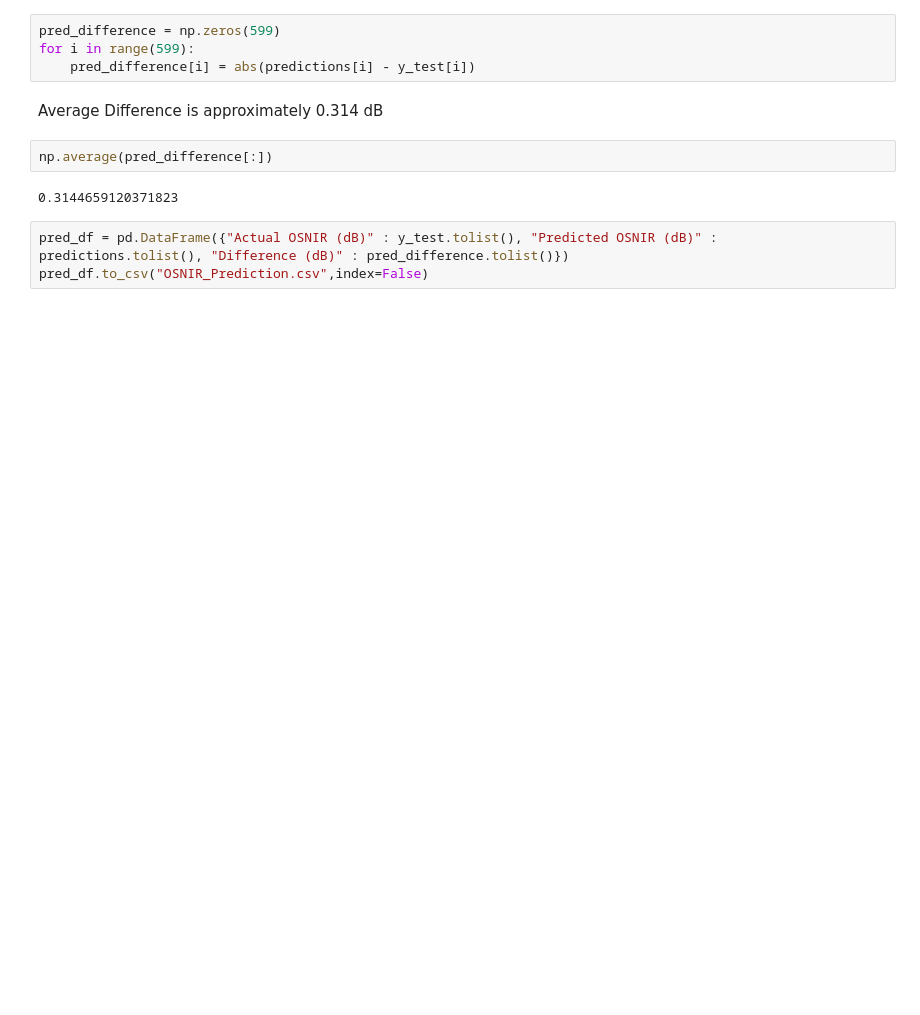
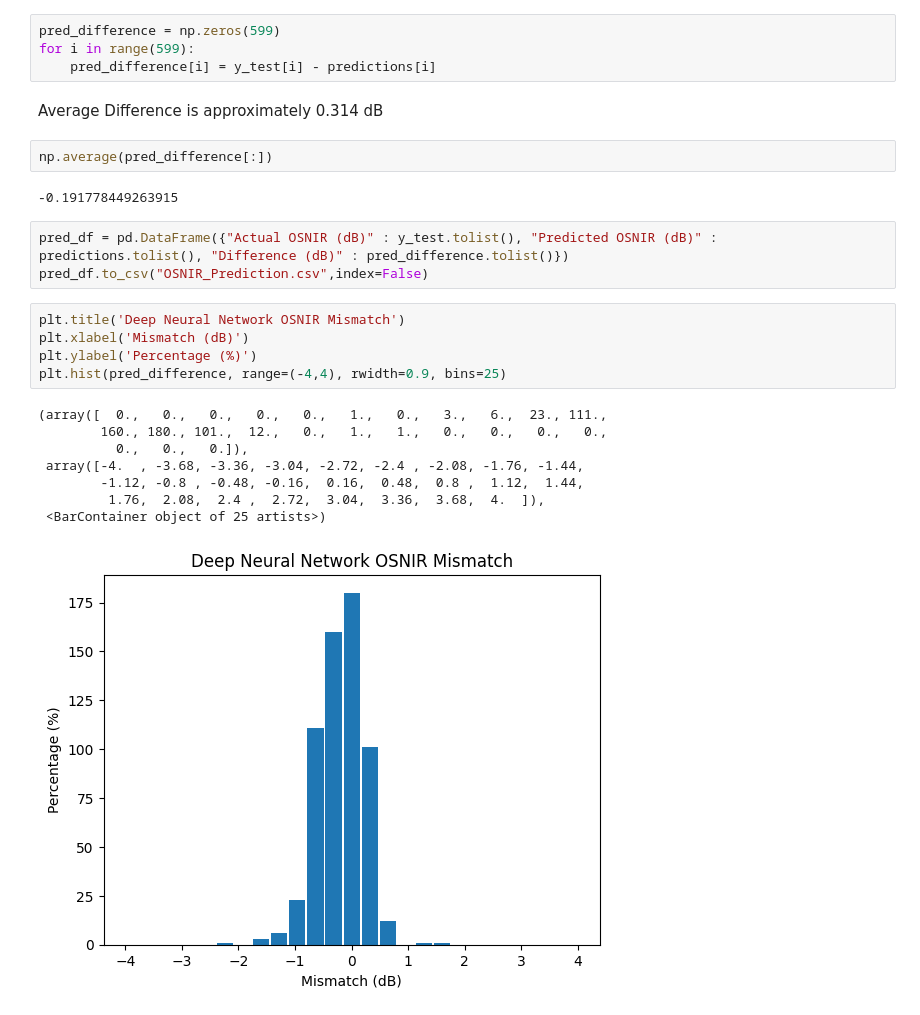
Before and after one commit to amaliacontiero/UndergradThesis, a Jupyter notebook: Neural Network/OSNIR_NN draft.ipynb, the cells around one changed output. Cells and saved outputs as stored; diff of their text form; blank space fills up the shorter version.

Commit message:
update histogram

```diff
--- a/Neural Network/OSNIR_NN draft.ipynb
+++ b/Neural Network/OSNIR_NN draft.ipynb
@@ -118,13 +119,27 @@ Calculate difference between actual OSNIR and predicted OSNIR (in dB)
 # %%
 pred_difference = np.zeros(599)
 for i in range(599):
-    pred_difference[i] = abs(predictions[i] - y_test[i])
+    pred_difference[i] = y_test[i] - predictions[i]
 # %% [markdown]
 Average Difference is approximately 0.314 dB
 # %%
 np.average(pred_difference[:])
 # %% [output]
-0.3144659120371823
+-0.191778449263915
 # %%
 pred_df = pd.DataFrame({"Actual OSNIR (dB)" : y_test.tolist(), "Predicted OSNIR (dB)" : predictions.tolist(), "Difference (dB)" : pred_difference.tolist()})
 pred_df.to_csv("OSNIR_Prediction.csv",index=False)
+# %%
+plt.title('Deep Neural Network OSNIR Mismatch')
+plt.xlabel('Mismatch (dB)')
+plt.ylabel('Percentage (%)')
+plt.hist(pred_difference, range=(-4,4), rwidth=0.9, bins=25)
+# %% [output]
+(array([  0.,   0.,   0.,   0.,   0.,   1.,   0.,   3.,   6.,  23., 111.,
+        160., 180., 101.,  12.,   0.,   1.,   1.,   0.,   0.,   0.,   0.,
+          0.,   0.,   0.]),
+ array([-4.  , -3.68, -3.36, -3.04, -2.72, -2.4 , -2.08, -1.76, -1.44,
+        -1.12, -0.8 , -0.48, -0.16,  0.16,  0.48,  0.8 ,  1.12,  1.44,
+         1.76,  2.08,  2.4 ,  2.72,  3.04,  3.36,  3.68,  4.  ]),
+ <BarContainer object of 25 artists>)
+[figure, added]
```
Also changed, not shown: parts of 5 cells of this notebook, 1 other file.
